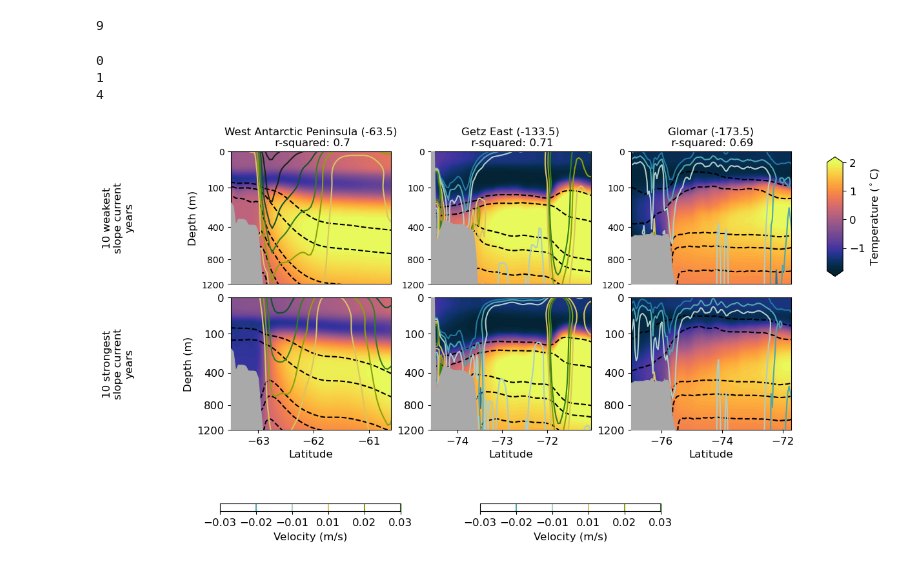
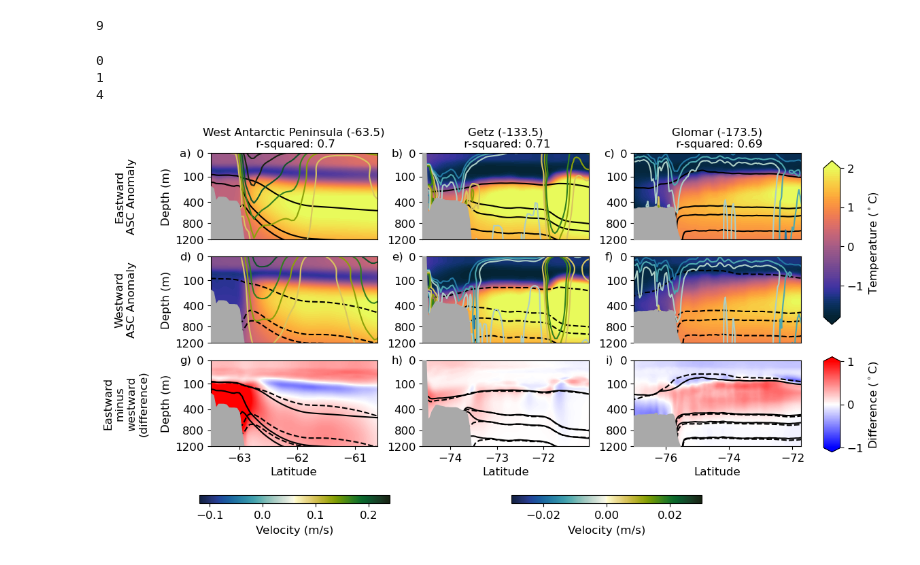
Before and after one commit to willaguiar/ASC_and_heat_transport, a Jupyter notebook: Jupyter/Fig_3.ipynb, the cells around one changed output. Saved outputs shown, nothing was run; the diff lists cells and outputs as text; code cells hidden in the pictures.

Commit message:
Updated Fig 3 to actually work; added TS stamps plot

```diff
--- a/Jupyter/Fig_3.ipynb
+++ b/Jupyter/Fig_3.ipynb
@@ -117,7 +103,7 @@ Coordinates:
 longitude_slices = np.array([-63.5,-133.5,-243.5,-143.5,-173.5,-103.5, -33.5, -13.5, 76.5,-263.5])
 ## Check if high_correlation lons align with the regions we have selected:
 print(np.isin(longitude_slices,high_corr_lons))
-regions = ['West Antarctic Peninsula', 'Getz East', 'Totten',\
+regions = ['West Antarctic Peninsula', 'Getz', 'Totten',\
            'Getz West', 'Glomar', 'Amundsen', 'Filchner', \
            'Riiser-Larsen', 'Amery', 'Denman']
 min_lat = [-69, -74.25,-66.25, -75.25, -78,\
@@ -241,6 +233,23 @@ u_levels = [[-.12,-.08,-.04,.04,.08,.12,.16,.20,.24],
             [-.06,-.04,-.02,.02,.04,.06],
             [-.06,-.04,-.02,.02,.04,.06]
            ]
+
+
+density_contours = [[1027.65,1027.78,1027.8],
+                    [1027.65,1027.78,1027.8,1027.82,1027.83],
+                    [1027.65,1027.78,1027.8,1027.82,1027.83],
+                    [1027.65,1027.78,1027.8,1027.82,1027.83],
+                    [1027.65,1027.78,1027.8,1027.82,1027.83],
+                    [1027.65,1027.78,1027.8,1027.82,1027.83]]
+# %%
+
+# Function x**(1/2)
+def forward(x):
+    return x**(1/2)
+
+
+def inverse(x):
+    return x**2
 # %%
 ##### UNCOMMENT BELOW TO SEE ALL REGIONS #####
 
@@ -387,7 +387,7 @@ import matplotlib.gridspec as gs
 
 fontsize = 12
 
-regions_selected = ['Getz East', 'West Antarctic Peninsula', 'Glomar']
+regions_selected = ['Getz', 'West Antarctic Peninsula', 'Glomar']
 # Find indices where regions match those in regions_selected
 inds_regions = np.where(np.isin(regions, regions_selected))[0]
 min_lats_selected = [-63.5, -74.6, -77]
@@ -395,16 +395,19 @@ min_lats_selected = [-63.5, -74.6, -77]
 fig = plt.figure(figsize=(16*0.7, 8*0.7))
 
 # Create a GridSpec for a 3x4 grid
-grid = gs.GridSpec(nrows=2, ncols=3, figure=fig)
-grid.update(hspace=0.1, wspace=0.25)  # Adjust vertical and horizontal spacing
+grid = gs.GridSpec(nrows=3, ncols=3, figure=fig)
+grid.update(hspace=0.2, wspace=0.27)  # Adjust vertical and horizontal spacing
 
 # Initialize a list to store axes
 axes = []
+
+subplots = ['a)', 'b)', 'c)', 'd)', 'e)', 'f)', 'g)', 'h)', 'i)']
 
 # Loop through the 3x4 grid to create subplots
 for j in range(inds_regions.size):  # Loop over rows
     ax1 = fig.add_subplot(grid[0, j])
     ax2 = fig.add_subplot(grid[1, j])
+    ax3 = fig.add_subplot(grid[2, j])
 
     i = inds_regions[j]
     print(i)
@@ -422,14 +425,13 @@ for j in range(inds_regions.size):  # Loop over rows
     #ax1.set_xlabel('Longitude',fontsize=fontsize)
     ax1.set_xticks([])
     ax1.set_yticks([1200,800,400,100,0.5],labels=[1200,800,400,100,0])
-    plt.tick_params(labelsize=fontsize)
     ax1.set_title(str(regions[i])+' ('+str(longitude_slices[i])+')\n r-squared: '+str(r_sq_annual_10deg.sel(lon_bins=longitude_slices[i]).values.round(2)))
 
     # colorbar:
 
     cont=ax1.contour(rho_northward[i].yt_ocean,rho_northward[i].st_ocean,
-                     rho_northward[i].interpolate_na(dim='yt_ocean',method='nearest',fill_value='extrapolate'),density_contours,
-                      colors='k',zorder=2 ,fontsize=fontsize,linestyles='--')
+                     rho_northward[i].interpolate_na(dim='yt_ocean',method='nearest',fill_value='extrapolate'),density_contours[i],
+                      colors='k',zorder=2 ,fontsize=fontsize,linestyles='-')
 
     cont2=ax1.contour(u_northward[i].yu_ocean,u_northward[i].st_ocean,
                      u_northward[i].interpolate_na(dim='yu_ocean',method='nearest',fill_value='extrapolate'),u_levels[i],vmin=vmin_range[i],vmax=-vmin_range[i],
@@ -439,6 +441,7 @@ for j in range(inds_regions.size):  # Loop over rows
                      u_northward[i].interpolate_na(dim='yu_ocean',method='nearest',fill_value='extrapolate'),vmin=vmin_range[i],vmax=-vmin_range[i],
                       cmap=cmocean.delta,zorder=0 )
 
+    ax1.tick_params(labelsize=fontsize)
     ####################
 
     pcm = ax2.contourf(temp_southward[i].yt_ocean,temp_southward[i].st_ocean,
@@ -450,54 +453,95 @@ for j in range(inds_regions.size):  # Loop over rows
     ax2.set_yscale('function', functions=(forward, inverse))
     ax2.set_ylim(1200,0.5)
     ax2.set_xlim(min_lats_selected[j],max_lat[i]+2)
+    ax2.set_xticks([])
+
     if j == 0:
         ax2.set_ylabel('Depth (m)',fontsize=fontsize)
-    ax2.set_xlabel('Latitude',fontsize=fontsize)
+    # ax2.set_xlabel('Latitude',fontsize=fontsize)
     #ax2.set_xticks([-74,-73.5,-73,-72.5])
     #ax2.set_xticks([-66.5,-66,-65.5,-65])
     ax2.set_yticks([1200,800,400,100,0.5],labels=[1200,800,400,100,0])
-    plt.tick_params(labelsize=fontsize)
 
     #ax2.set_title('u_aong westward (or less northward)',fontsize=fontsize)
 
     cont=ax2.contour(rho_southward[i].yt_ocean,rho_southward[i].st_ocean,
-                     rho_southward[i].interpolate_na(dim='yt_ocean',method='nearest',fill_value='extrapolate'),density_contours,
+                     rho_southward[i].interpolate_na(dim='yt_ocean',method='nearest',fill_value='extrapolate'),density_contours[i],
                       colors='k',zorder=2 ,fontsize=fontsize,linestyles='--')
 
     cont2=ax2.contour(u_southward[i].yu_ocean,u_southward[i].st_ocean,
                      u_southward[i].interpolate_na(dim='yu_ocean',method='nearest',fill_value='extrapolate'),u_levels[i],vmin=vmin_range[i],vmax=-vmin_range[i],
                       cmap=cmocean.delta,zorder=2 ,fontsize=fontsize)
+    ax2.tick_params(labelsize=fontsize)
+    #########
 
-cax = fig.add_axes([0.95,0.535,0.022,0.33])
+    pci = ax3.contourf(temp_southward[i].yt_ocean,temp_southward[i].st_ocean,
+                   temp_northward[i].interpolate_na(dim='yt_ocean',method='nearest',fill_value='extrapolate')-\
+                    temp_southward[i].interpolate_na(dim='yt_ocean',method='nearest',fill_value='extrapolate'),
+                   cmap = cm.bwr,levels=np.linspace(-1,1,200), vmin=-1, vmax=1, extend='both',fontsize=fontsize)
+    ax3.fill_between(temp_southward[i].yt_ocean,hu_sliced_list[i],3000,zorder=3,color='darkgrey')
+
+    ax3.set_yscale('function', functions=(forward, inverse))
+    ax3.set_ylim(1200,0.5)
+    ax3.set_xlim(min_lats_selected[j],max_lat[i]+2)
+    if j == 0:
+        ax3.set_ylabel('Depth (m)',fontsize=fontsize)
+    ax3.set_xlabel('Latitude',fontsize=fontsize)
+    ax3.set_yticks([1200,800,400,100,0.5],labels=[1200,800,400,100,0])
+    ax3.tick_params(labelsize=fontsize)
+
+    cont=ax3.contour(rho_northward[i].yt_ocean,rho_northward[i].st_ocean,
+                     rho_northward[i].interpolate_na(dim='yt_ocean',method='nearest',fill_value='extrapolate'),density_contours[i],
+                      colors='k',zorder=2 ,fontsize=fontsize,linestyles='-')
+    cont=ax3.contour(rho_southward[i].yt_ocean,rho_southward[i].st_ocean,
+                     rho_southward[i].interpolate_na(dim='yt_ocean',method='nearest',fill_value='extrapolate'),density_contours[i],
+                      colors='k',zorder=2 ,fontsize=fontsize,linestyles='--')
+
+    ax1.text(-0.15,1, subplots[j], fontsize=fontsize, transform = ax1.transAxes, va = 'center', ha = 'center')
+    ax2.text(-0.15,1, subplots[j+3], fontsize=fontsize, transform = ax2.transAxes, va = 'center', ha = 'center')
+    ax3.text(-0.15,1, subplots[j+6], fontsize=fontsize, transform = ax3.transAxes, va = 'center', ha = 'center')
+
+cax = fig.add_axes([0.93,0.43,0.022,0.43])
 cbar = plt.colorbar(pcm, cax=cax,orientation = 'vertical',extend = 'neither',ticks=ticks[i])
 cbar.set_label(r'Temperature ($^\circ$C)',fontsize=fontsize,labelpad=5)
 cbar.ax.tick_params(labelsize=fontsize)
 
+cax = fig.add_axes([0.93,0.095,0.022,0.25])
+cbar = plt.colorbar(pci, cax=cax,orientation = 'vertical',extend = 'neither',ticks=[-1,0,1])
+cbar.set_label(r'Difference ($^\circ$C)',fontsize=fontsize,labelpad=5)
+cbar.ax.tick_params(labelsize=fontsize)
+
 # colorbar:
-cax = fig.add_axes([0.11,-0.115,0.25,0.022])
-cbar = plt.colorbar(cont2, cax=cax,orientation = 'horizontal',extend = 'neither')
+sm = plt.cm.ScalarMappable(cmap=cmocean.delta, norm=plt.Normalize(vmin=-.12, vmax = 0.24))
+
+cax = fig.add_axes([0.11,-0.04,0.25,0.022])
+cbar = plt.colorbar(sm, cax=cax,orientation = 'horizontal',extend = 'neither')
 cbar.set_label(r'Velocity (m/s)',fontsize=fontsize,labelpad=5)
 cbar.ax.tick_params(labelsize=fontsize)
 
 # colorbar:
-cax = fig.add_axes([0.47,-0.115,0.25,0.022])
-cbar = plt.colorbar(cont2, cax=cax,orientation = 'horizontal',extend = 'neither')
+
+sm = plt.cm.ScalarMappable(cmap=cmocean.delta, norm=plt.Normalize(vmin=-.03, vmax = 0.03))
+
+cax = fig.add_axes([0.52,-0.04,0.25,0.022])
+cbar = plt.colorbar(sm, cax=cax,orientation = 'horizontal',extend = 'neither')
 cbar.set_label(r'Velocity (m/s)',fontsize=fontsize,labelpad=5)
 cbar.ax.tick_params(labelsize=fontsize)
-ax1.text(-3.2,0.5, '10 weakest\nslope current\nyears', fontsize=fontsize, transform = ax1.transAxes, va = 'center', ha = 'center', rotation = 90)
-ax2.text(-3.2,0.5, '10 strongest\nslope current\nyears', fontsize=fontsize, transform = ax2.transAxes, va = 'center', ha = 'center', rotation = 90)
+ax1.text(-3.05,0.5, 'Eastward\nASC Anomaly', fontsize=fontsize, transform = ax1.transAxes, va = 'center', ha = 'center', rotation = 90)
+ax2.text(-3.05,0.5, 'Westward\nASC Anomaly', fontsize=fontsize, transform = ax2.transAxes, va = 'center', ha = 'center', rotation = 90)
+ax3.text(-3.05,0.5, 'Eastward\nminus\nwestward\n(difference)', fontsize=fontsize, transform = ax3.transAxes, va = 'center', ha = 'center', rotation = 90)
+
 
 # Adjust layout to avoid overlap
 plt.tight_layout()
 figure_path = figdir+'selected_regions_transects.png'
 plt.savefig(figure_path , dpi=300,bbox_inches='tight', pad_inches=0.1,facecolor='white')
 # Show the plots
 plt.show()
 # %% [output]
 0
 1
 4
-[figure, old version]
+[figure, new version]
 # %%
 regions_selected = ['Getz East', 'West Antarctic Peninsula', 'Glomar']
 
```
Also changed, not shown: parts of 6 cells of this notebook, 2 other files.
